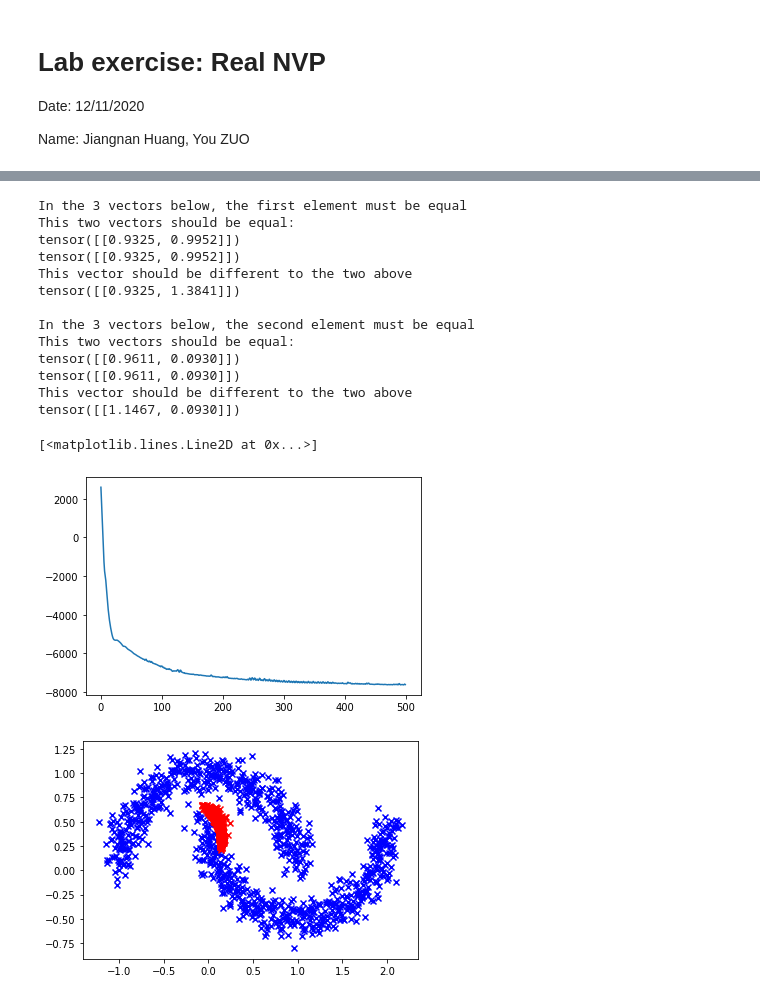
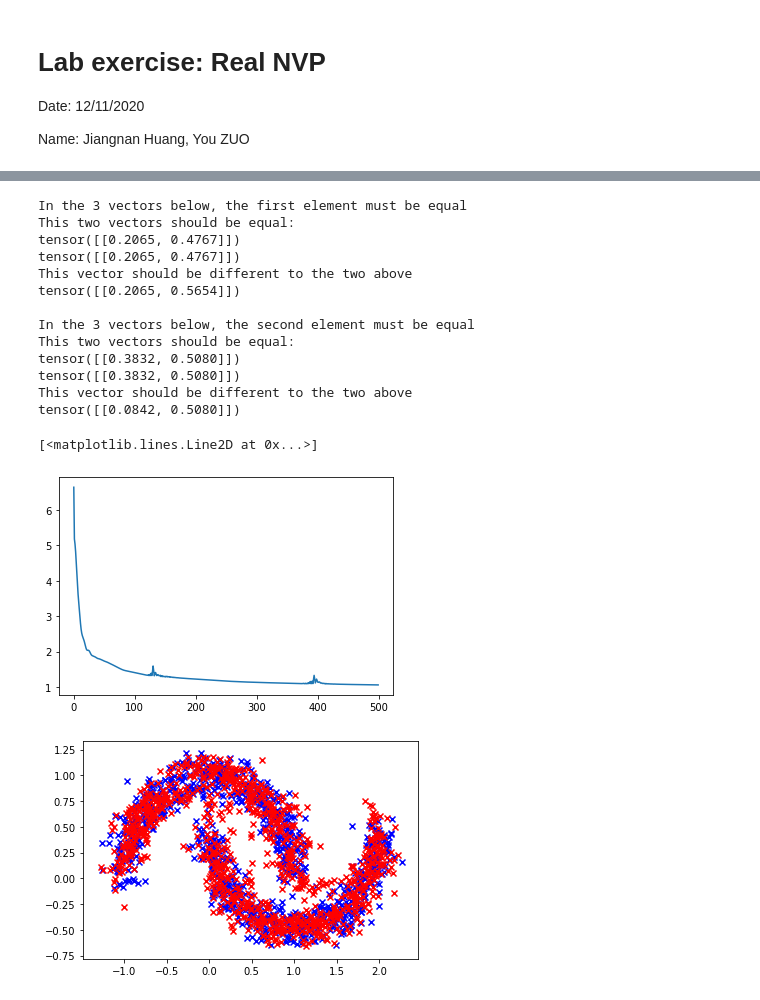
Before and after one commit to ZoeYou/DeepGenerativeProbabilisticModel, a Jupyter notebook: Lab3_NVP_14_Nov./lab3_nvp.ipynb, the cells around one changed output, grey strips where cells are left out. Saved outputs shown, nothing was run; the diff lists cells and outputs as text; code cells hidden in the pictures.

Commit message:
add tradeoff value

```diff
--- a/Lab3_NVP_14_Nov./lab3_nvp.ipynb
+++ b/Lab3_NVP_14_Nov./lab3_nvp.ipynb
@@ -68,7 +68,9 @@ class RealNVPLayer(nn.Module):
         z_masked = z * self.mask
 
         # TODO
-        x = (z - n_mask * self.transpose(z_masked)) * torch.exp(n_mask * (-self.scale(z_masked)))
+
+        x = z * torch.exp(n_mask * self.scale(z_masked)) + n_mask * self.transpose(z_masked)
+
         return x
 
     # project from the observed space to the latent space,
@@ -79,13 +81,16 @@ class RealNVPLayer(nn.Module):
         x_masked = x * self.mask
 
         # BEGIN TODO
-        z = x * torch.exp(n_mask * self.scale(x_masked)) + n_mask * self.transpose(x_masked) # TODO
-        log_det_jacobian = torch.exp(n_mask * self.scale(x_masked)).log().sum() # TODO
+
+        z = (x - n_mask * self.transpose(x_masked)) * torch.exp(n_mask * (-self.scale(x_masked)))
+
+        log_det_jacobian = torch.exp(n_mask * (-self.scale(x_masked))).log().sum()
+
         # END TODO
 
         return z, log_det_jacobian
 # %%
-# Test!
+# Test!------------------------''''''''''''''''''''''''''''''''''''''''''''''''''
 layer = RealNVPLayer(2, reverse=False)
 
 with torch.no_grad():
@@ -117,17 +122,17 @@ with torch.no_grad():
 # %% [output]
 In the 3 vectors below, the first element must be equal
 This two vectors should be equal:
-tensor([[0.9325, 0.9952]])
-tensor([[0.9325, 0.9952]])
+tensor([[0.2065, 0.4767]])
+tensor([[0.2065, 0.4767]])
 This vector should be different to the two above
-tensor([[0.9325, 1.3841]])
+tensor([[0.2065, 0.5654]])
 
 In the 3 vectors below, the second element must be equal
 This two vectors should be equal:
-tensor([[0.9611, 0.0930]])
-tensor([[0.9611, 0.0930]])
+tensor([[0.3832, 0.5080]])
+tensor([[0.3832, 0.5080]])
 This vector should be different to the two above
-tensor([[1.1467, 0.0930]])
+tensor([[0.0842, 0.5080]])
 # %%
 class RealNVP(nn.Module):
     def __init__(self, size, n_layers):
@@ -161,9 +166,9 @@ class RealNVP(nn.Module):
         x = self(z)
         return x
 
-    def log_prior(self, z):
-        x, det = self.inv(z)
-        ret = self.prior.log_prob(x).sum(1) + det
+    def log_prior(self, x):
+        z, det = self.inv(x)
+        ret = self.prior.log_prob(z).sum(1) + 0.001*det ##added a tradeoff parameter 0.001
 
         return ret
 # %%
@@ -187,14 +192,15 @@ for _ in range(500):
 plt.plot(np.arange(len(losses)), losses)
 # %% [output]
 [<matplotlib.lines.Line2D at 0x...>]
-[figure, old version]
+[figure, new version]
 # %%
 # sample from the model
 with torch.no_grad():
     samples = trained_distrib.sample(1000)
-    plot_samples(target_samples, samples)
+    t_samples = trained_distrib(trained_distrib.inv(target_samples[target_classes == 0])[0])
+    plot_samples(target_samples,samples)
 # %% [output]
-[figure, old version]
+[figure, new version]
 # %%
 # print the latent space corresponding to each half moon in a different color
 with torch.no_grad():
```
Also changed, not shown: parts of 2 cells of this notebook.
